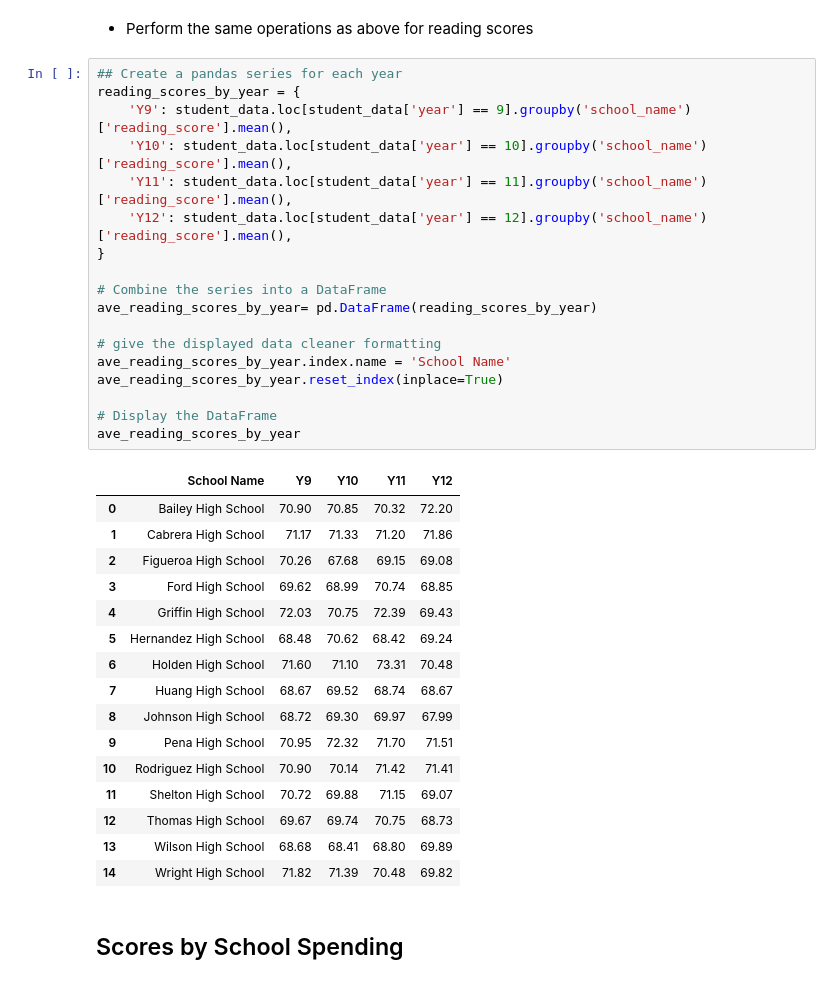
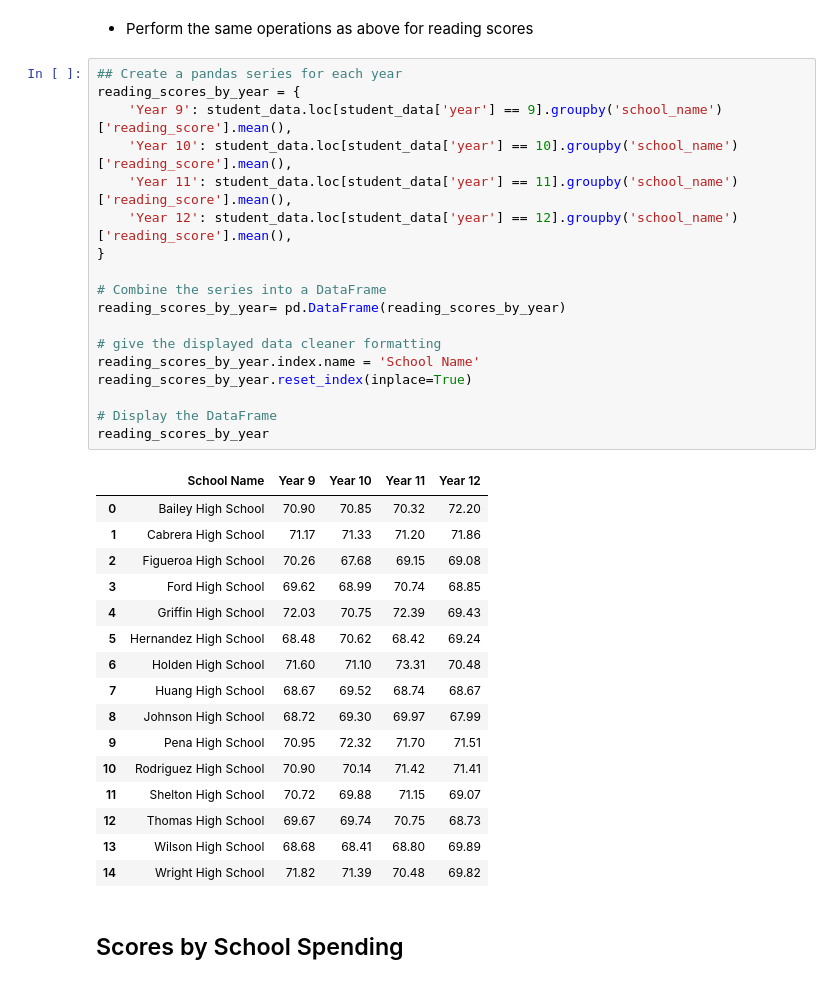
Before and after one commit to Kapedes/pandas-challenge, a Jupyter notebook: PyCitySchools/PyCitySchools_starter.ipynb, the cells around one changed output. Cells and saved outputs as stored; diff of their text form.

```diff
--- a/PyCitySchools/PyCitySchools_starter.ipynb
+++ b/PyCitySchools/PyCitySchools_starter.ipynb
@@ -237,23 +238,23 @@ ave_math_scores_by_year
 # %%
 ## Create a pandas series for each year
 reading_scores_by_year = {
-    'Y9': student_data.loc[student_data['year'] == 9].groupby('school_name')['reading_score'].mean(),
-    'Y10': student_data.loc[student_data['year'] == 10].groupby('school_name')['reading_score'].mean(),
-    'Y11': student_data.loc[student_data['year'] == 11].groupby('school_name')['reading_score'].mean(),
-    'Y12': student_data.loc[student_data['year'] == 12].groupby('school_name')['reading_score'].mean(),
+    'Year 9': student_data.loc[student_data['year'] == 9].groupby('school_name')['reading_score'].mean(),
+    'Year 10': student_data.loc[student_data['year'] == 10].groupby('school_name')['reading_score'].mean(),
+    'Year 11': student_data.loc[student_data['year'] == 11].groupby('school_name')['reading_score'].mean(),
+    'Year 12': student_data.loc[student_data['year'] == 12].groupby('school_name')['reading_score'].mean(),
 }
 
 # Combine the series into a DataFrame
-ave_reading_scores_by_year= pd.DataFrame(reading_scores_by_year)
+reading_scores_by_year= pd.DataFrame(reading_scores_by_year)
 
 # give the displayed data cleaner formatting
-ave_reading_scores_by_year.index.name = 'School Name'
-ave_reading_scores_by_year.reset_index(inplace=True)
+reading_scores_by_year.index.name = 'School Name'
+reading_scores_by_year.reset_index(inplace=True)
 
 # Display the DataFrame
-ave_reading_scores_by_year
+reading_scores_by_year
 # %% [output]
-|  | School Name | Y9 | Y10 | Y11 | Y12 |
+|  | School Name | Year 9 | Year 10 | Year 11 | Year 12 |
 | 0 | Bailey High School | 70.90 | 70.85 | 70.32 | 72.20 |
 | 1 | Cabrera High School | 71.17 | 71.33 | 71.20 | 71.86 |
 | 2 | Figueroa High School | 70.26 | 67.68 | 69.15 | 69.08 |
```
Also changed, not shown: parts of 9 cells of this notebook.
